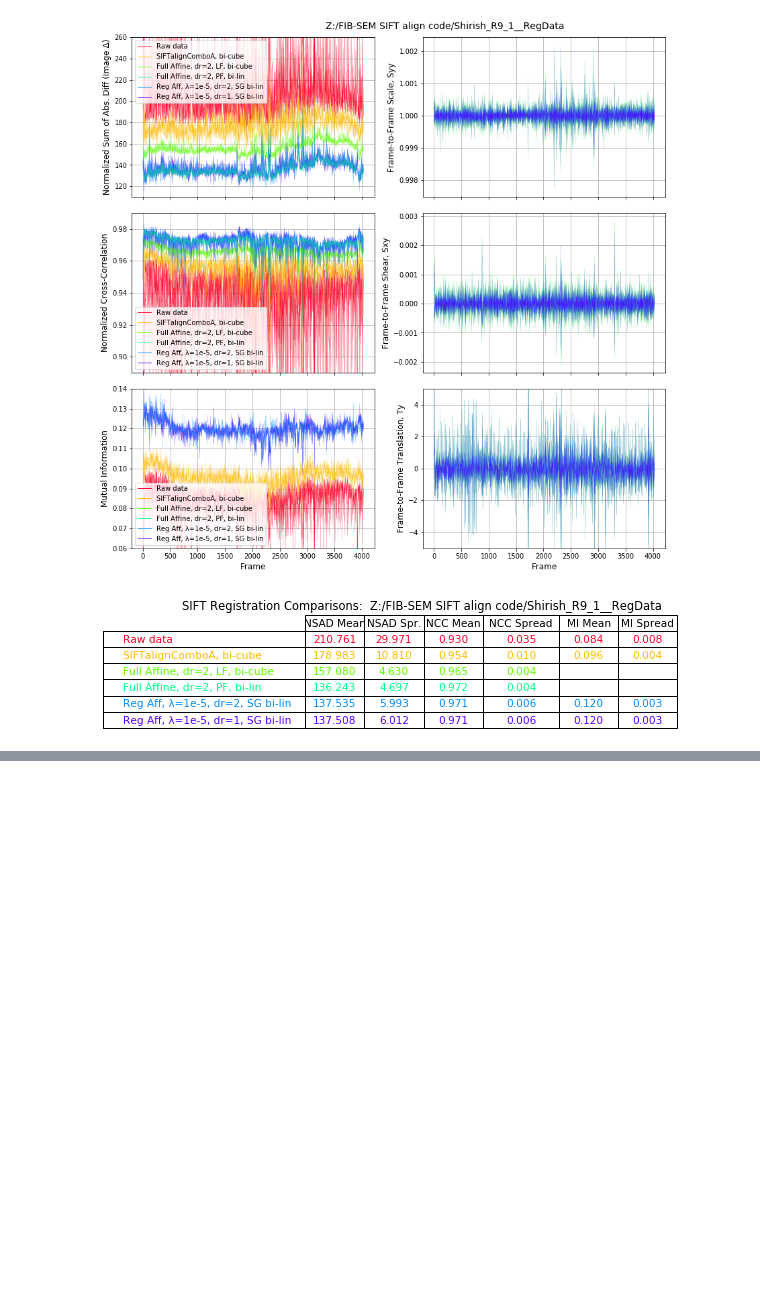
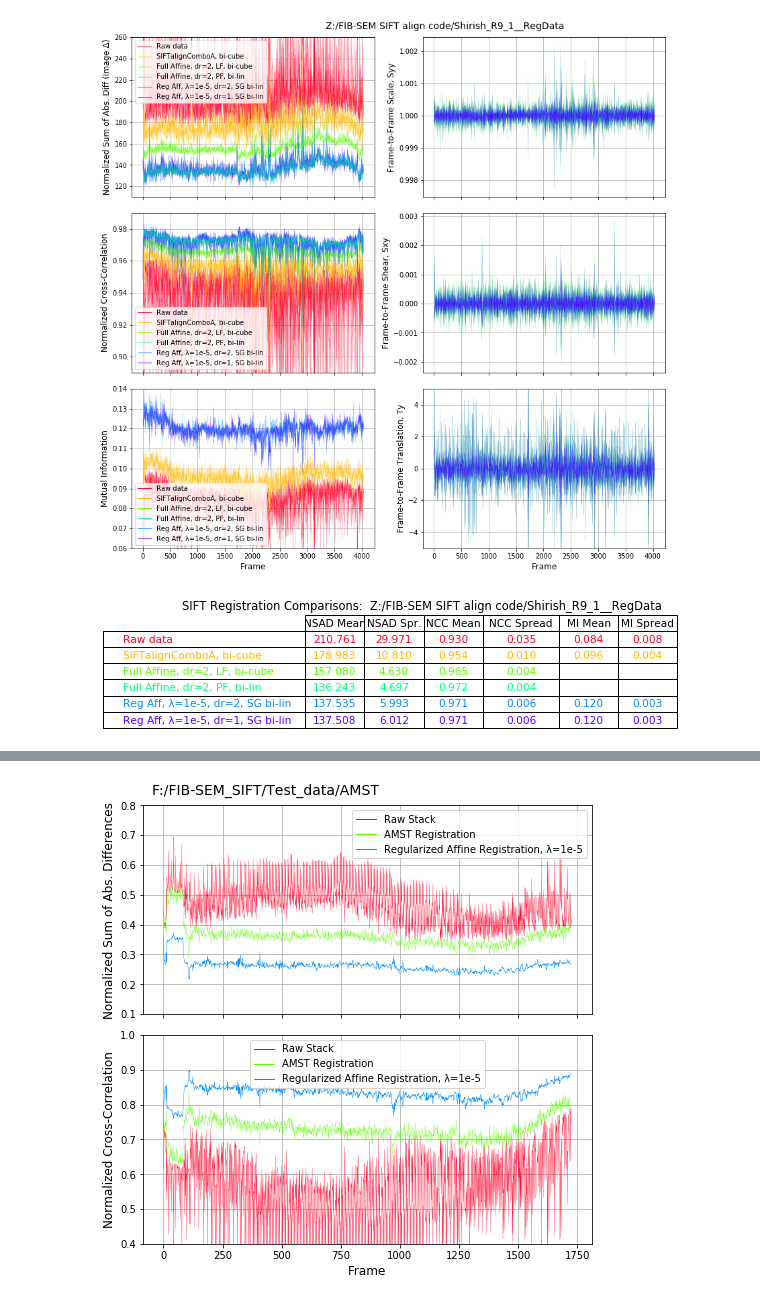
Before and after one commit to gleb-shtengel/FIB-SEM, a Jupyter notebook: Read_Analyze_registrations.ipynb, the cells around one changed output, grey strips where cells are left out. Drawn from its saved outputs; the diff is of its cells as text; code cells hidden in the pictures; blank space fills up the shorter version.

```diff
--- a/Read_Analyze_registrations.ipynb
+++ b/Read_Analyze_registrations.ipynb
@@ -688,0 +760,82 @@ reg_summary.to_csv(registration_summary_fnm, index = index_pfs)
+# %%
+reg_qual_fls = [os.path.join(data_dir, df) for df in data_files]
+nfls = len(reg_qual_fls)
+
+pfs = ['Raw Stack',
+      'AMST Registration',
+      'Regularized Aff., λ=1e-5']
+
+reg_datas=[]
+tran_mtrx_datas = []
+tran_mtrx_res_datas = []
+
+reg_datas = []
+for df in data_files:
+    fl = os.path.join(data_dir, df)
+    data = pd.read_csv(fl)
+    reg_datas.append(data)
+
+emin = 0.35
+emax = 1.0
+imdmin=0.1
+imdmax=0.8
+ncc_min=0.3
+ncc_max=1.0
+nmi_min=0.01
+nmi_max= 0.1
+Ty_min= -5
+Ty_max= 5
+
+lw=0.3
+lw1=1
+fs=12
+fs2=10
+fig4, axs4 = subplots(3,1, figsize=(7, 11), sharex=True)
+fig4.subplots_adjust(left=0.1, bottom=0.04, right=0.99, top=0.96, wspace=0.2, hspace=0.1)
+
+ax_imdif = axs4[0]
+ax_ncc = axs4[1]
+ax_nmi = axs4[2]
+
+ax_imdif.set_ylabel('Normalized Sum of Abs. Differences', fontsize=fs)
+ax_imdif.set_ylim(imdmin, imdmax)
+ax_ncc.set_ylabel('Normalized Cross-Correlation', fontsize=fs)
+ax_ncc.set_ylim(ncc_min, ncc_max)
+ax_nmi.set_ylabel('Normalized Mutual Information', fontsize=fs)
+ax_nmi.set_ylim(nmi_min, nmi_max)
+ax_nmi.set_xlabel('Frame', fontsize=fs)
+
+
+spreads=[]
+my_cols = []
+means = []
+lwvi = [0.5, 0.5, 0.5]
+
+for j, reg_data in enumerate(tqdm(reg_datas, desc='generating the registration quality  summary plots')):
+    my_col = get_cmap("gist_rainbow_r")((nfls-j)/(nfls))
+    my_cols.append(my_col)
+    pf = pfs[j]
+    image_diff = reg_data['Image NSAD']
+    image_ncc = reg_data['Image NCC']
+    image_nmi = reg_data['Image MI']
+
+    metrics = [image_diff, image_ncc, image_nmi]
+    spreads.append([get_spread(metr) for metr in metrics])
+    means.append([np.mean(metr) for metr in metrics])
+    lwv = lwvi[j]
+
+    ax_imdif.plot(image_diff, c=my_col, linewidth=lwv)
+    ax_imdif.plot(image_diff[0], c=my_col, linewidth=lw1, label=pf)
+    ax_ncc.plot(image_ncc, c=my_col, linewidth=lwv)
+    ax_ncc.plot(image_ncc[0], c=my_col, linewidth=lw1, label=pf)
+    ax_nmi.plot(image_nmi, c=my_col, linewidth=lwv)
+    ax_nmi.plot(image_nmi[0], c=my_col, linewidth=lw1, label=pf)
+
+for ax in axs4.ravel():
+    ax.grid(True)
+    ax.legend(fontsize=fs2)
+
+ax_imdif.text(0.02, 1.05, data_dir, transform=ax_imdif.transAxes, fontsize=14)
+fig4.savefig(os.path.join(data_dir, 'Comparison_of_Registration_Quality_n02.png'), dpi=300)
+# %% [output]
+[figure, added]
```
Also changed, not shown: parts of 5 cells of this notebook, 6 other files.
